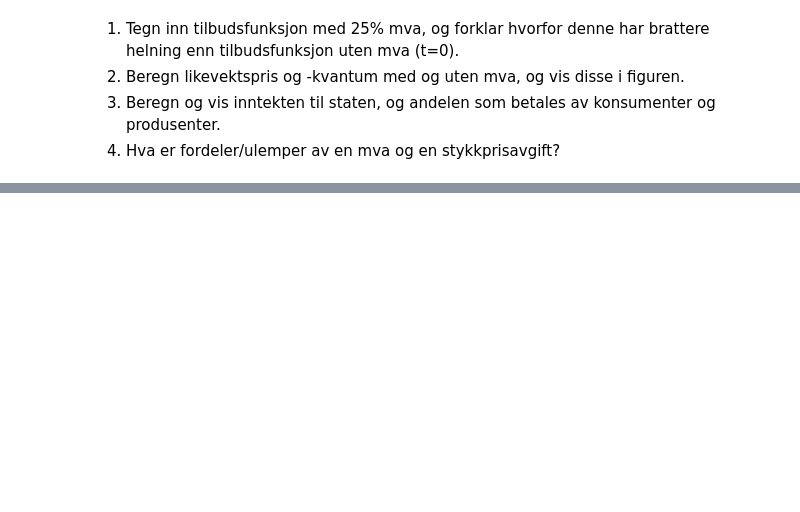
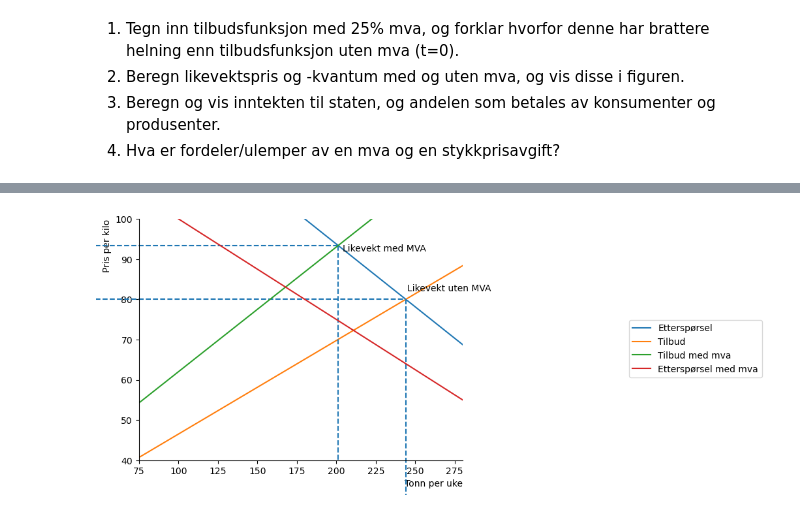
Before and after one commit to Danieljoha/Sok-1006, a Jupyter notebook: Arbeidskrav_2.ipynb, the cells around one changed output, grey strips where cells are left out. Saved outputs shown, nothing was run; the diff lists cells and outputs as text; code cells hidden in the pictures; blank space fills up the shorter version.

```diff
--- a/Arbeidskrav_2.ipynb
+++ b/Arbeidskrav_2.ipynb
@@ -100,0 +133,12 @@ ax1.legend(bbox_to_anchor=(1.5,0.6));
+# %%
+def x_d(p, T):
+    return 500 - 3.2*p*(1+T)
+
+eq_cond=sp.Eq(x_d(p,T),x_s(p,t))
+
+
+# løs for p
+p_eq=sp.solve(eq_cond,p)
+
+# finn tilsvarende kvantum
+x_eq=x_s(p_eq[0],t)
@@ -100,0 +172,30 @@ ax1.legend(bbox_to_anchor=(1.5,0.6));
+# %%
+fig, ax = create_ax()
+
+# plott funksjonene
+
+
+ax.plot(x_d(p_num, 0),p_num, label='Etterspørsel')
+
+ax.plot(x_s(p_num, 0),p_num, label='Tilbud')
+
+ax.hlines(p_eq_fn(0,0),0,244, linestyles='dashed', clip_on=False)
+ax.vlines(x_eq_fn(0,0),80,0, linestyles='dashed', clip_on=False)
+
+
+ax.hlines(p_eq_fn(1/4, 0),201.17,0, linestyles='dashed', clip_on=False)
+ax.vlines(x_eq_fn(1/4, 0),93.39,40, linestyles='dashed', clip_on=False)
+
+
+
+ax.plot(x_s(p_num, 1/4),p_num, label='Tilbud med mva')
+ax.plot(x_d_mva(p_num, 1/4),p_num, label='Etterspørsel med mva')
+
+
+# Vis likevektskvantum før og etter
+ax.text(245, 82, "Likevekt uten MVA")
+ax.text(204,92, "Likevekt med MVA")
+
+ax.legend(bbox_to_anchor=(1.5,0.6));
+# %% [output]
+[figure, added]
```
Also changed, not shown: parts of 13 cells of this notebook.
